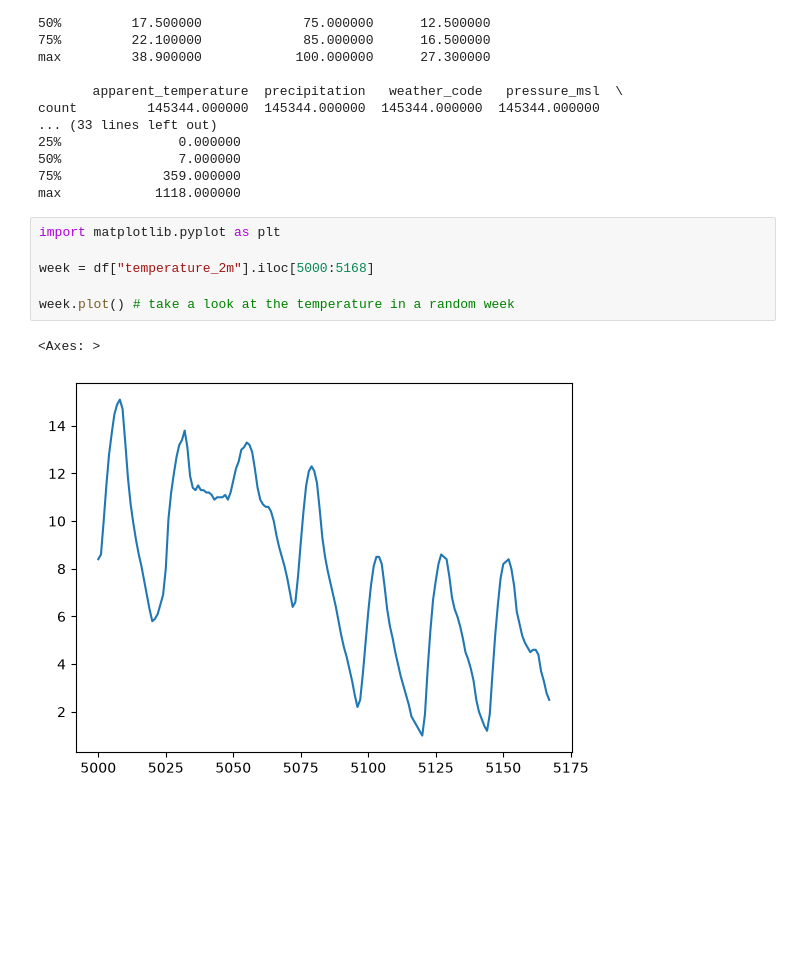
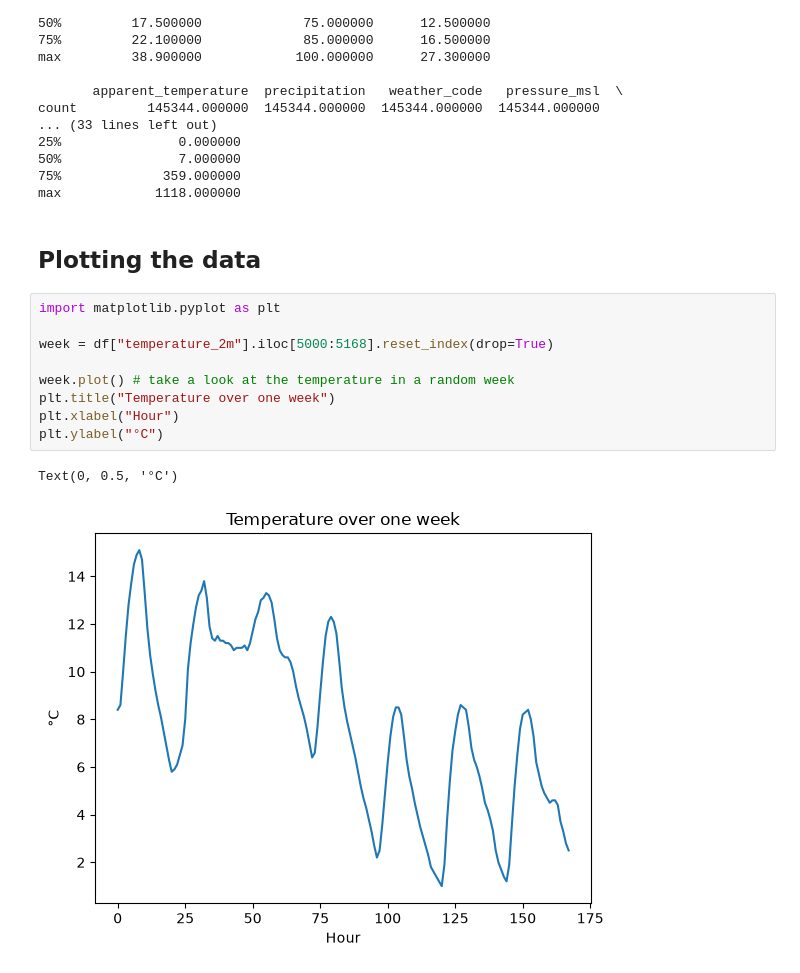
Before and after one commit to JuanCruzRL/CliMLate, a Jupyter notebook: notebooks/exploration.ipynb, the cells around one changed output. Saved outputs shown, nothing was run; the diff lists cells and outputs as text; blank space fills up the shorter version.

```diff
--- a/notebooks/exploration.ipynb
+++ b/notebooks/exploration.ipynb
@@ -44,12 +44,17 @@ count         145344.000000  145344.000000  145344.000000  145344.000000
 50%               7.000000
 75%             359.000000
 max            1118.000000
+# %% [markdown]
+## Plotting the data
 # %%
 import matplotlib.pyplot as plt
 
-week = df["temperature_2m"].iloc[5000:5168]
+week = df["temperature_2m"].iloc[5000:5168].reset_index(drop=True)
 
 week.plot() # take a look at the temperature in a random week
+plt.title("Temperature over one week")
+plt.xlabel("Hour")
+plt.ylabel("°C")
 # %% [output]
-<Axes: >
+Text(0, 0.5, '°C')
-[figure, old version]
+[figure, new version]
```
Also changed, not shown: parts of 8 cells of this notebook, 2 other files.
